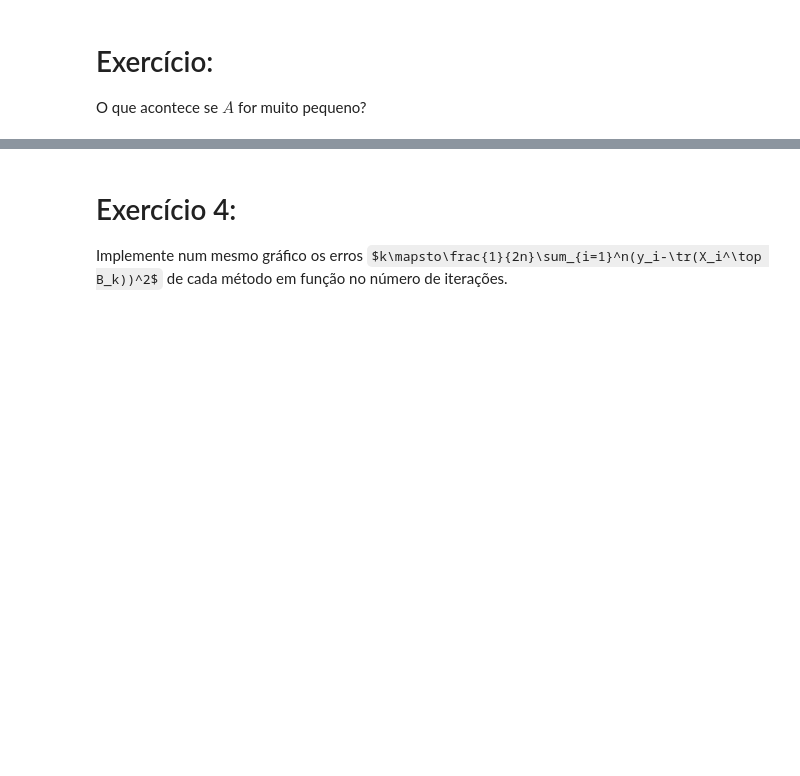
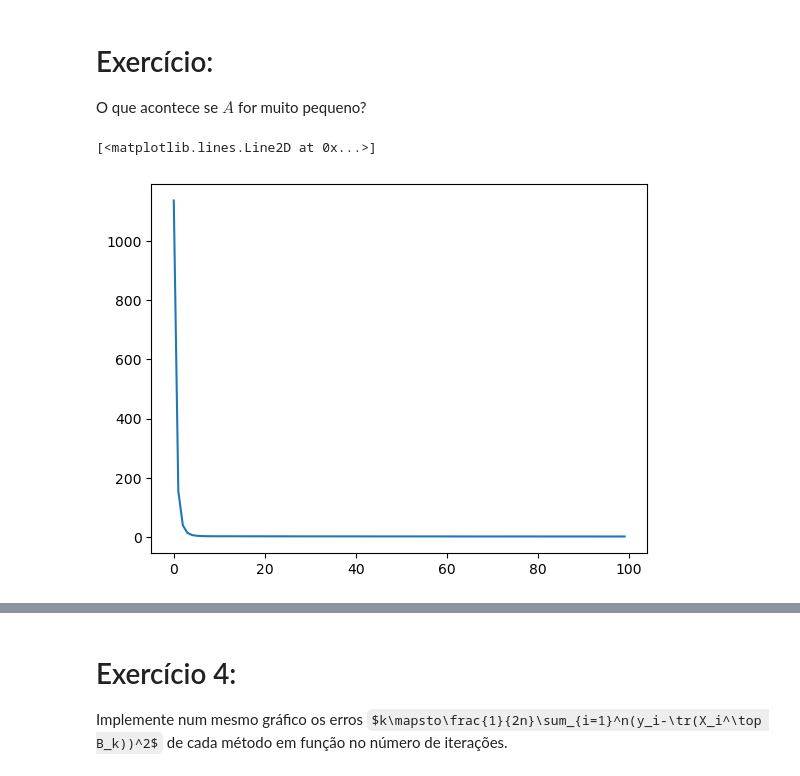
Before and after one commit to scrocha/otimizacao-OCD-2024, a Jupyter notebook: Atividade_02/Trace_regression_Sillas.ipynb, the cells around one changed output, grey strips where cells are left out. Saved outputs shown, nothing was run; the diff lists cells and outputs as text; code cells hidden in the pictures; some formulas as TeX source; blank space fills up the shorter version.

```diff
--- a/Atividade_02/Trace_regression_Sillas.ipynb
+++ b/Atividade_02/Trace_regression_Sillas.ipynb
@@ -194,3 +194,23 @@ plt.plot(f1[0])
 # Exercício:
 
 O que acontece se $A$ for muito pequeno?
+# %%
+#Exemplo:
+B0 = np.ones((d_1,d_2))
+t_final = 100
+
+#Cálculo de L:
+aux = []
+for i in range(n):
+    xi = np.asarray(X[i])
+    aux.append(xi @ xi.T)
+L = 4*np.max(la.eigvalsh(sum(aux)/n))/10
+
+
+lambd = sd*np.sqrt((d_1+d_2)/n)
+
+f1 = trace_reg(n,d_1,d_2,X,y,L,lambd,B0,t_final)
+plt.plot(f1[0])
+# %% [output]
+[<matplotlib.lines.Line2D at 0x...>]
+[figure, added]
```
Also changed, not shown: parts of 6 cells of this notebook.
